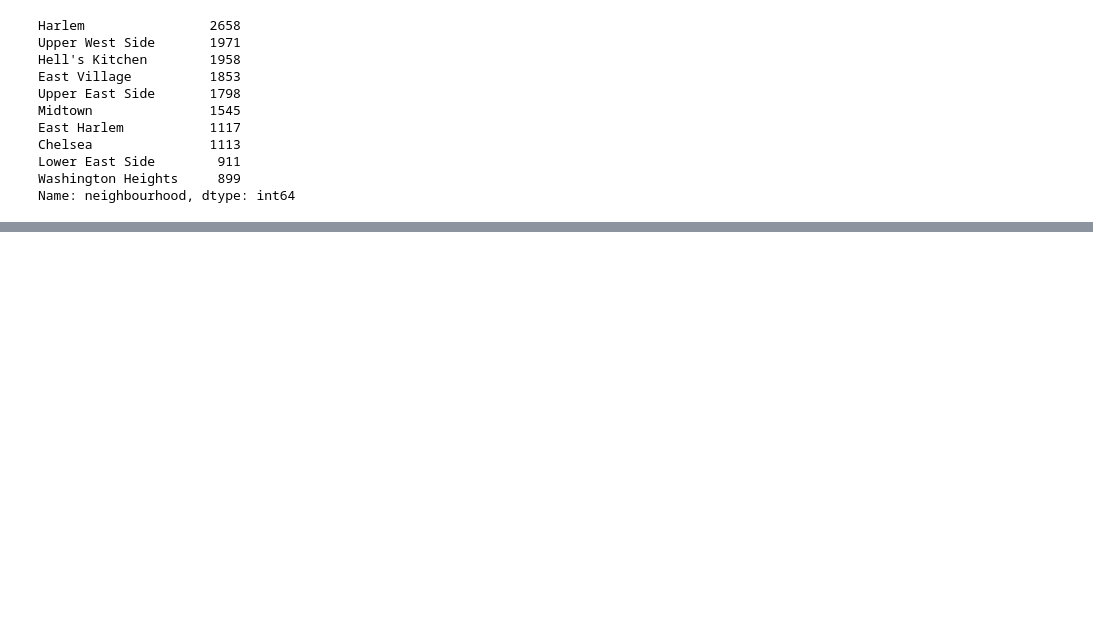
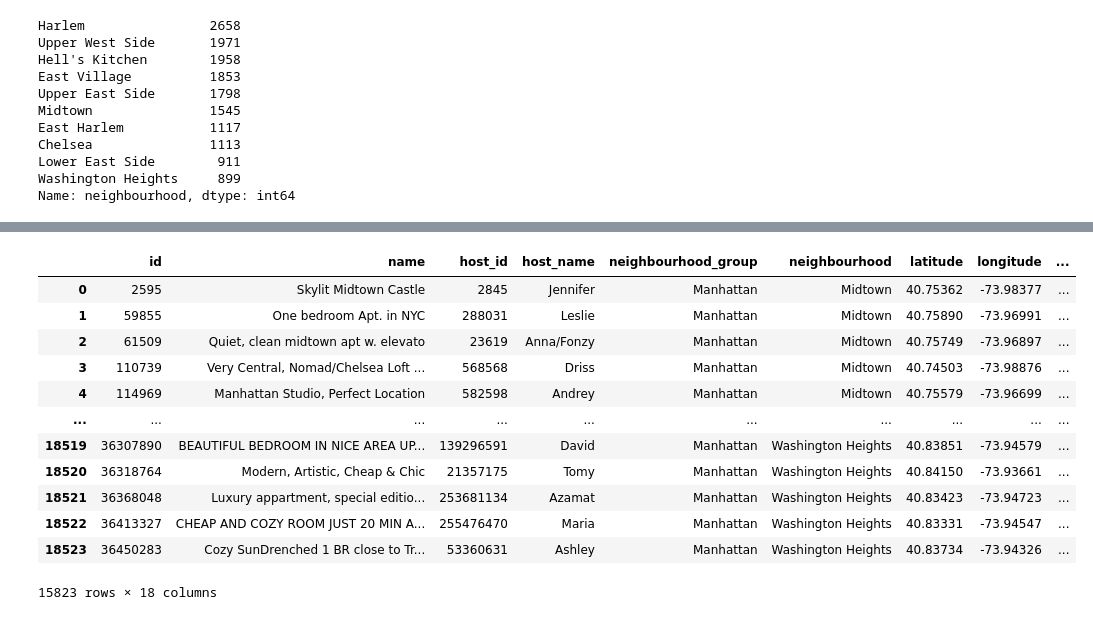
Before and after one commit to ClaireAgaba/Data-Science, a Jupyter notebook: airbnb/airbnb.ipynb, the cells around one changed output, grey strips where cells are left out. Cells and saved outputs as stored; diff of their text form; code cells hidden in the pictures; blank space fills up the shorter version.

```diff
--- a/airbnb/airbnb.ipynb
+++ b/airbnb/airbnb.ipynb
@@ -77,3 +77,7 @@ Chelsea               1113
 Lower East Side        911
 Washington Heights     899
 Name: neighbourhood, dtype: int64
+# %%
+Top_10.index.name = 'neighbourhood'
+Top_10 = Top_10.reset_index(name='count')
+Top_10
@@ -79,0 +96,22 @@ Name: neighbourhood, dtype: int64
+# %%
+#top = Top['neighbourhood'].isin(Top_10['neighbourhood'])
+#Top.drop(Top[top].index, inplace=True)
+#top = Top[~Top.isin(Top_10)].dropna()
+#print(Top[~Top.neighbourhood.isin(Top_10.neighbourhood)])
+top =  pd.merge(Manhattan, Top_10, how='outer', indicator=True)
+top = top.loc[top._merge == 'both']
+top
+# %% [output]
+|  | id | name | host_id | host_name | neighbourhood_group | neighbourhood | latitude | longitude | ... |
+| 0 | 2595 | Skylit Midtown Castle | 2845 | Jennifer | Manhattan | Midtown | 40.75362 | -73.98377 | ... |
+| 1 | 59855 | One bedroom Apt. in NYC | 288031 | Leslie | Manhattan | Midtown | 40.75890 | -73.96991 | ... |
+| 2 | 61509 | Quiet, clean midtown apt w. elevato | 23619 | Anna/Fonzy | Manhattan | Midtown | 40.75749 | -73.96897 | ... |
+| 3 | 110739 | Very Central, Nomad/Chelsea Loft ... | 568568 | Driss | Manhattan | Midtown | 40.74503 | -73.98876 | ... |
+| 4 | 114969 | Manhattan Studio, Perfect Location | 582598 | Andrey | Manhattan | Midtown | 40.75579 | -73.96699 | ... |
+| ... | ... | ... | ... | ... | ... | ... | ... | ... | ... |
+| 18519 | 36307890 | BEAUTIFUL BEDROOM IN NICE AREA UP... | 139296591 | David | Manhattan | Washington Heights | 40.83851 | -73.94579 | ... |
+| 18520 | 36318764 | Modern, Artistic, Cheap & Chic | 21357175 | Tomy | Manhattan | Washington Heights | 40.84150 | -73.93661 | ... |
+| 18521 | 36368048 | Luxury appartment, special editio... | 253681134 | Azamat | Manhattan | Washington Heights | 40.83423 | -73.94723 | ... |
+| 18522 | 36413327 | CHEAP AND COZY ROOM JUST 20 MIN A... | 255476470 | Maria | Manhattan | Washington Heights | 40.83331 | -73.94547 | ... |
+| 18523 | 36450283 | Cozy SunDrenched 1 BR close to Tr... | 53360631 | Ashley | Manhattan | Washington Heights | 40.83734 | -73.94326 | ... |
+15823 rows × 18 columns
```
Also changed, not shown: parts of 1 cell of this notebook.
